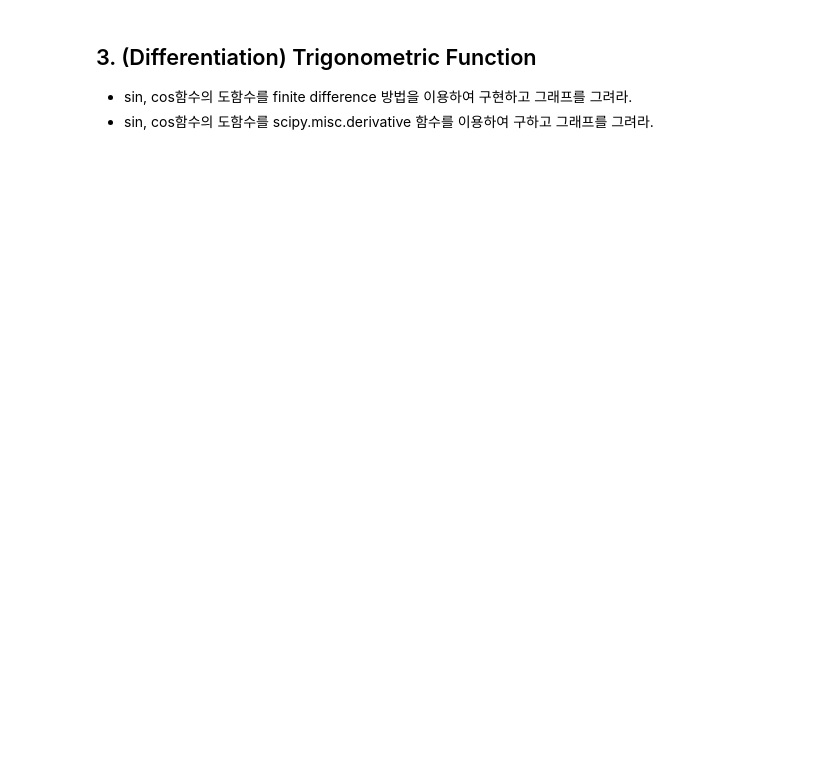
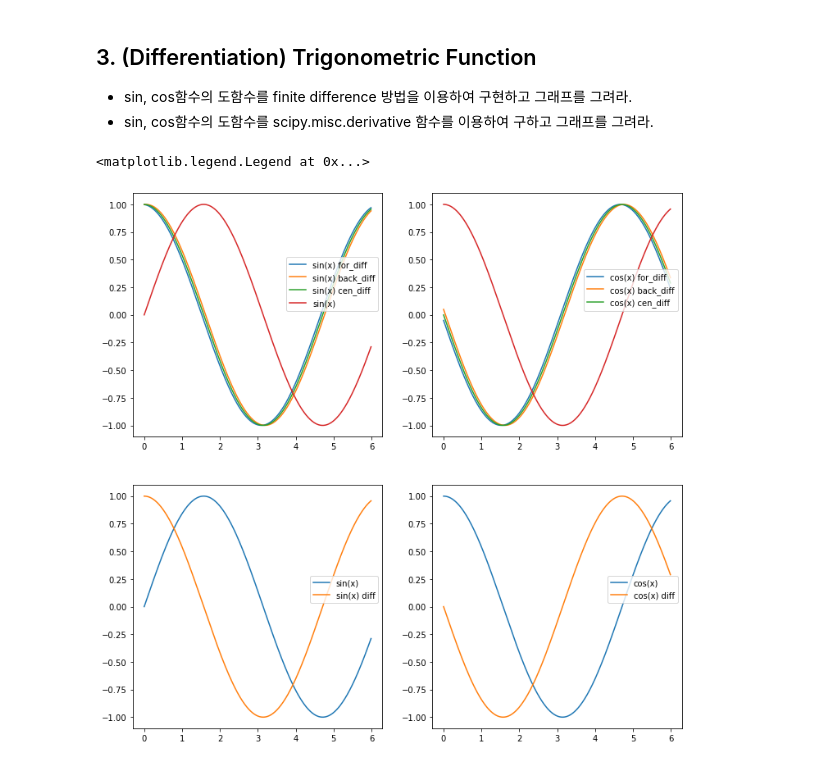
Before and after one commit to pijunseung/2021_cphys1, a Jupyter notebook: hw4.ipynb, the cells around one changed output. Saved outputs shown, nothing was run; the diff lists cells and outputs as text; code cells hidden in the pictures; blank space fills up the shorter version.

```diff
--- a/hw4.ipynb
+++ b/hw4.ipynb
@@ -75,3 +142,63 @@ T(2)
 ## 3. (Differentiation) Trigonometric Function
 * sin, cos함수의 도함수를 finite difference 방법을 이용하여 구현하고 그래프를 그려라.
 * sin, cos함수의 도함수를 scipy.misc.derivative 함수를 이용하여 구하고 그래프를 그려라.
+# %%
+xdata = np.arange(0,6,0.01)
+
+def sin(x):
+    return np.sin(x)
+
+def cos(x):
+    return np.cos(x)
+
+def trapez(f,a,b,n):
+    s, x, dx = 0, a, (b-a)/n
+    while(x<b):
+        s += dx*(0.5*f(x)+0.5*f(x+dx))
+        x = x + dx
+    return s
+
+def for_diff(f,x,dx):
+    return (f(x+dx)-f(x))/dx
+def back_diff(f,x,dx):
+    return (f(x)-f(x-dx))/dx
+def cen_diff(f,x,dx):
+    return (f(x+dx/2)-f(x-dx/2))/dx
+
+dx=0.1
+diff1=[for_diff(sin,i,dx) for i in xdata]
+diff2=[back_diff(sin,i,dx) for i in xdata]
+diff3=[cen_diff(sin,i,dx) for i in xdata]
+diff4=[for_diff(cos,i,dx) for i in xdata]
+diff5=[back_diff(cos,i,dx) for i in xdata]
+diff6=[cen_diff(cos,i,dx) for i in xdata]
+
+plt.figure(figsize=(12,12))
+plt.subplot(2,2,1)
+plt.plot(xdata,diff1,label='sin(x) for_diff')
+plt.plot(xdata,diff2,label='sin(x) back_diff')
+plt.plot(xdata,diff3,label='sin(x) cen_diff')
+plt.plot(xdata,sin(xdata), label='sin(x)')
+plt.legend(loc='lower right', bbox_to_anchor=(1, 0.5))
+
+plt.subplot(2,2,2)
+plt.plot(xdata,diff4,label='cos(x) for_diff')
+plt.plot(xdata,diff5,label='cos(x) back_diff')
+plt.plot(xdata,diff6,label='cos(x) cen_diff')
+plt.plot(xdata,cos(xdata))
+plt.legend(loc='lower right', bbox_to_anchor=(1, 0.5))
+
+plt.subplot(2,2,3)
+derivative(np.sin,np.pi,dx=0.01)
+plt.plot(xdata,[derivative(np.sin,i,dx=0.01,n=0) for i in xdata],label='sin(x)')
+plt.plot(xdata,[derivative(np.sin,i,dx=0.01) for i in xdata],label='sin(x) diff')
+plt.legend(loc='lower right', bbox_to_anchor=(1, 0.5))
+
+plt.subplot(2,2,4)
+derivative(np.sin,np.pi,dx=0.01)
+plt.plot(xdata,[derivative(np.cos,i,dx=0.01,n=0) for i in xdata],label='cos(x)')
+plt.plot(xdata,[derivative(np.cos,i,dx=0.01) for i in xdata],label='cos(x) diff')
+plt.legend(loc='lower right', bbox_to_anchor=(1, 0.5))
+# %% [output]
+<matplotlib.legend.Legend at 0x...>
+[figure, added]
```
Also changed, not shown: parts of 6 cells of this notebook.
